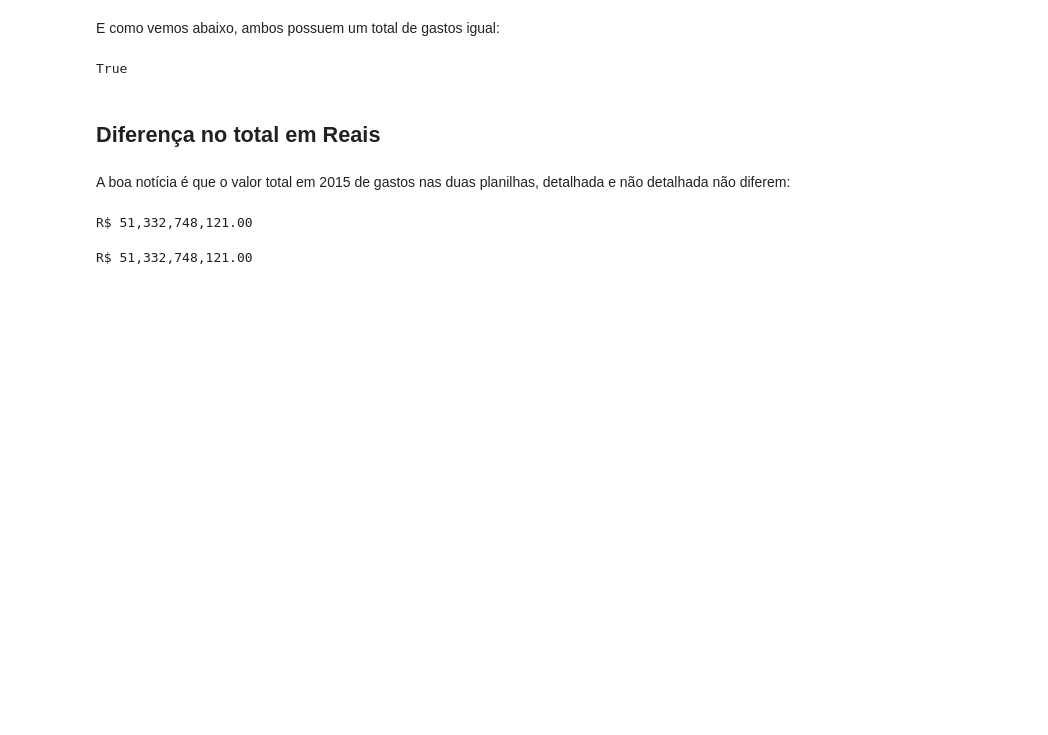
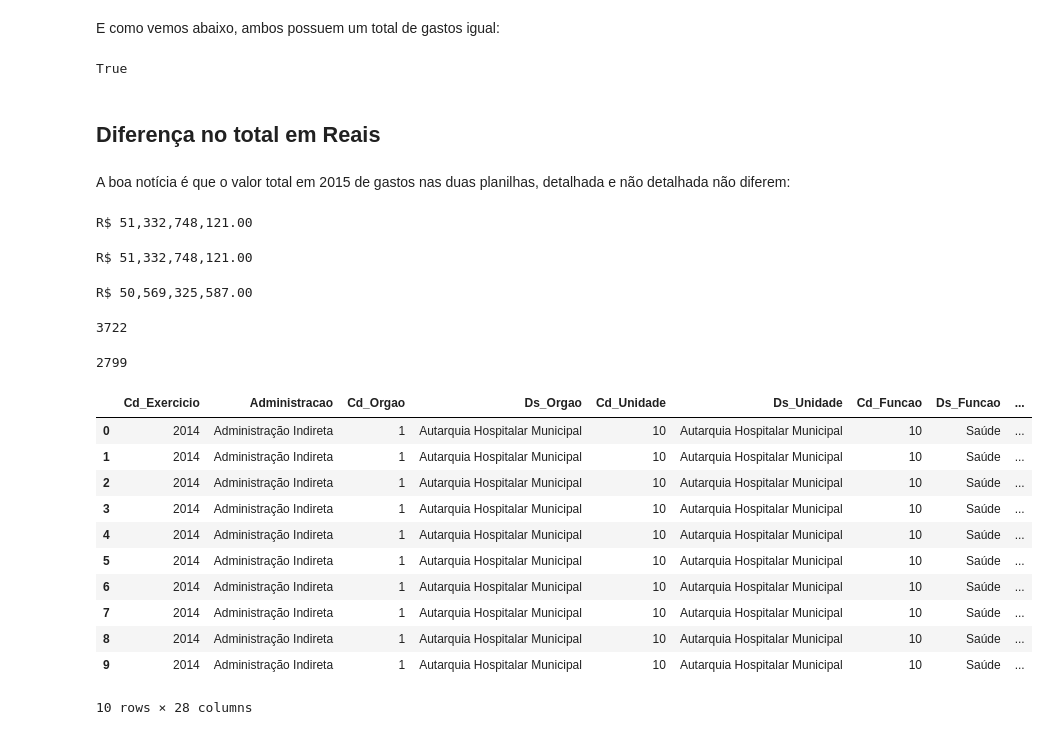
Before and after one commit to okfn-brasil/gastos_abertos_dados, a Jupyter notebook: notebooks/Comparando dados de planejamento.ipynb, the cells around one changed output. Saved outputs shown, nothing was run; the diff lists cells and outputs as text; code cells hidden in the pictures; blank space fills up the shorter version.

```diff
--- a/notebooks/Comparando dados de planejamento.ipynb
+++ b/notebooks/Comparando dados de planejamento.ipynb
@@ -131,3 +131,30 @@ quadro_detalhado['VALOR_DA'].sum()
 print("R$ {:,.2f}".format(quadro_detalhado['VALOR_DA'].sum()))
 # %% [output]
 R$ 51,332,748,121.00
+# %%
+print("R$ {:,.2f}".format(loa['Sld_Orcado_Ano'].sum()))
+# %% [output]
+R$ 50,569,325,587.00
+# %%
+len(loa)
+# %% [output]
+3722
+# %%
+len(projeto_de_lei)
+# %% [output]
+2799
+# %%
+loa[0:10]
+# %% [output]
+|  | Cd_Exercicio | Administracao | Cd_Orgao | Ds_Orgao | Cd_Unidade | Ds_Unidade | Cd_Funcao | Ds_Funcao | ... |
+| 0 | 2014 | Administração Indireta | 1 | Autarquia Hospitalar Municipal | 10 | Autarquia Hospitalar Municipal | 10 | Saúde | ... |
+| 1 | 2014 | Administração Indireta | 1 | Autarquia Hospitalar Municipal | 10 | Autarquia Hospitalar Municipal | 10 | Saúde | ... |
+| 2 | 2014 | Administração Indireta | 1 | Autarquia Hospitalar Municipal | 10 | Autarquia Hospitalar Municipal | 10 | Saúde | ... |
+| 3 | 2014 | Administração Indireta | 1 | Autarquia Hospitalar Municipal | 10 | Autarquia Hospitalar Municipal | 10 | Saúde | ... |
+| 4 | 2014 | Administração Indireta | 1 | Autarquia Hospitalar Municipal | 10 | Autarquia Hospitalar Municipal | 10 | Saúde | ... |
+| 5 | 2014 | Administração Indireta | 1 | Autarquia Hospitalar Municipal | 10 | Autarquia Hospitalar Municipal | 10 | Saúde | ... |
+| 6 | 2014 | Administração Indireta | 1 | Autarquia Hospitalar Municipal | 10 | Autarquia Hospitalar Municipal | 10 | Saúde | ... |
+| 7 | 2014 | Administração Indireta | 1 | Autarquia Hospitalar Municipal | 10 | Autarquia Hospitalar Municipal | 10 | Saúde | ... |
+| 8 | 2014 | Administração Indireta | 1 | Autarquia Hospitalar Municipal | 10 | Autarquia Hospitalar Municipal | 10 | Saúde | ... |
+| 9 | 2014 | Administração Indireta | 1 | Autarquia Hospitalar Municipal | 10 | Autarquia Hospitalar Municipal | 10 | Saúde | ... |
+10 rows × 28 columns
```
Also changed, not shown: 6 other files.
